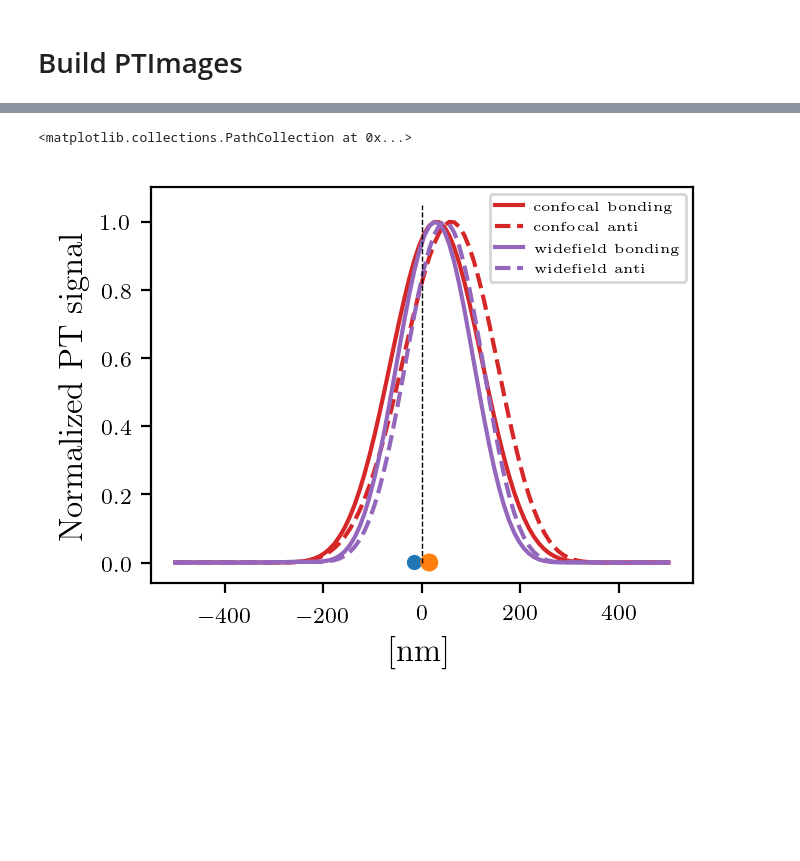
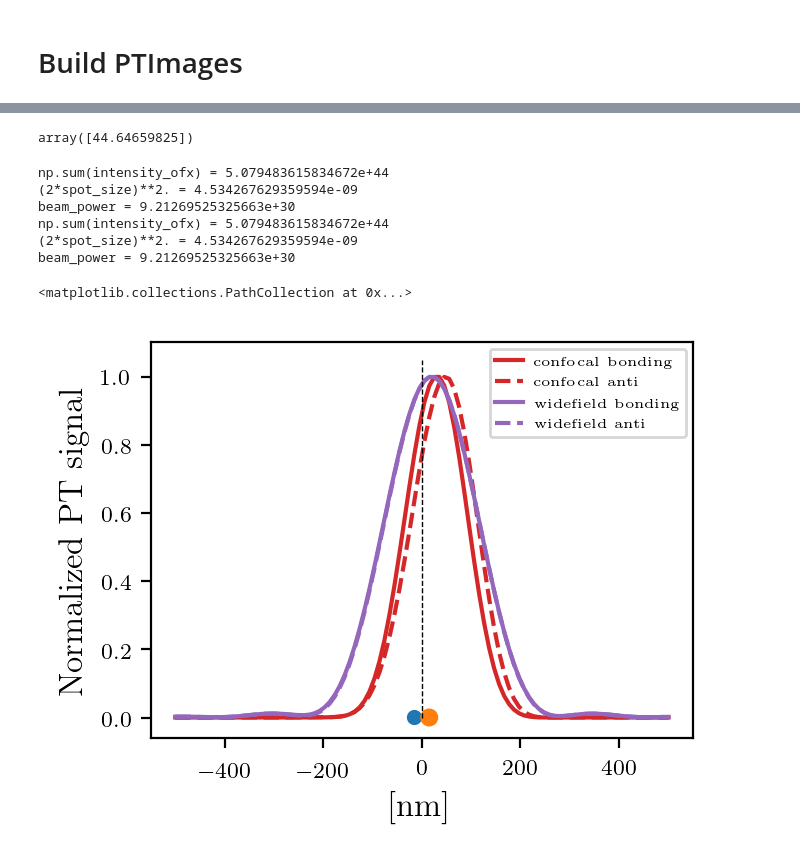
Before and after one commit to HarrisonGoldwyn/photothermal_image_model, a Jupyter notebook: python/hetero_Coupled_scattering.ipynb, the cells around one changed output, grey strips where cells are left out. Cells and saved outputs as stored; diff of their text form; code cells hidden in the pictures; blank space fills up the shorter version.

```diff
--- a/python/hetero_Coupled_scattering.ipynb
+++ b/python/hetero_Coupled_scattering.ipynb
@@ -696,3 +827,7 @@ bond_wifi_image = bond_heated_particles.wfi_pti(
+# %%
+bond_temp_to_kelvin_wf(bond_temps_wf[1])
+# %% [output]
+array([44.64659825])
 # %%
 probe_enei = 2.5
 
@@ -700,7 +835,8 @@ anti_heated_particles = pti.temperature_dependent_particle(
     probe_enei,
     eps_inf=au_eps_inf,
     w_p=au_w_p,
-    gamma=au_gamma)
+    gamma=au_gamma,
+    E_probe=E_probe_mag)
 
 anti_conf_image = anti_heated_particles.conf_PTI(
     obs_points*1e7,
@@ -715,7 +851,7 @@ anti_conf_image = anti_heated_particles.conf_PTI(
 
 
 ### Calculate widefield image
-anti_p1_wf_pumped, anti_p2_wf_pumped = cp.coupled_dip_mags_both_driven(
+anti_p1_wf_pumped_cgs, anti_p2_wf_pumped_cgs = cp.coupled_dip_mags_both_driven(
     mol_angle=0,
     plas_angle=0,
     d_col=-d_col_cm,
@@ -724,25 +860,29 @@ anti_p1_wf_pumped, anti_p2_wf_pumped = cp.coupled_dip_mags_both_driven(
     alpha0_diag=alpha_1_of_hw(anti_enei),
     alpha1_diag=alpha_2_of_hw(anti_enei),
     n_b=eps_back**0.5,
-    drive_amp=Eplane,
+    drive_amp=E_pump_mag,
     return_polarizabilities=False,
     )
 
-anti_p1_wf_pumped_pow = cp.power_absorped(
-    anti_p1_wf_pumped,
+anti_p1_wf_pumped_pow_cgs = cp.power_absorped(
+    anti_p1_wf_pumped_cgs,
     alpha_1_of_hw(anti_enei),
     anti_enei,
     n_b=eps_back**0.5)
 
-anti_p2_wf_pumped_pow = cp.power_absorped(
-    anti_p2_wf_pumped,
+anti_p2_wf_pumped_pow_cgs = cp.power_absorped(
+    anti_p2_wf_pumped_cgs,
     alpha_2_of_hw(anti_enei),
     anti_enei,
     n_b=eps_back**0.5)
 
 
-anti_flux_wf_1 = anti_p1_wf_pumped_pow / sph_1_area
-anti_flux_wf_2 = anti_p2_wf_pumped_pow / sph_2_area
+anti_flux_wf_1 = (
+    (anti_p1_wf_pumped_pow_cgs/ergpers_per_watt) / sph_1_area_si
+    )
+anti_flux_wf_2 = (
+    (anti_p2_wf_pumped_pow_cgs/ergpers_per_watt) / sph_2_area_si
+    )
 q_ratio = (anti_flux_wf_2/anti_flux_wf_1)[0]
 ## Calculate sphere temperatures
 anti_temps_wf = [0, 0]
@@ -762,12 +902,15 @@ anti_temps_wf[1] = tst.hetero_sph_unitless_temp(
     l2_on_l1=l2_on_l1,
     q2_on_q1=q_ratio)
 
+def anti_temp_to_kelvin_wf(theta):
+    return theta*(anti_flux_wf_1*a1*1e-9/kappa_glycerol)
+
 anti_wifi_image = anti_heated_particles.wfi_pti(
     l=obs_points*1e7,
     w=probe_enei/hbar,
-    T1=anti_temp_to_kelvin(anti_temps_wf[0]),
+    T1=anti_temp_to_kelvin_wf(anti_temps_wf[0]),
     b1=a1+5,
-    T2=anti_temp_to_kelvin(anti_temps_wf[1]),
+    T2=anti_temp_to_kelvin_wf(anti_temps_wf[1]),
     b2=a2+5,
     d=d,
     a1=a1,
@@ -797,47 +940,54 @@ anti_wifi_image = anti_heated_particles.wfi_pti(
 # plt.title("Antibonding mode PTImages")
 # plt.xlabel('[nm]')
 # plt.ylabel('PT signal')
+# %% [output]
+np.sum(intensity_ofx) = 5.079483615834672e+44
+(2*spot_size)**2. = 4.534267629359594e-09
+beam_power = 9.21269525325663e+30
+np.sum(intensity_ofx) = 5.079483615834672e+44
+(2*spot_size)**2. = 4.534267629359594e-09
+beam_power = 9.21269525325663e+30
 # %%
 plt.plot(
     obs_points*1e7,
-    np.abs(bond_conf_image)/np.abs(bond_conf_image).max(),
+    (bond_conf_image)/np.abs(bond_conf_image).max(),
     label='confocal bonding',
     c='C3')
 plt.plot(
     obs_points*1e7,
-    np.abs(anti_conf_image)/np.abs(anti_conf_image).max(),
+    (anti_conf_image)/np.abs(anti_conf_image).max(),
     label='confocal anti',
     ls = '--',
     c='C3'
     )
 
 
 plt.plot(
     obs_points*1e7,
-    np.abs(bond_wifi_image)/np.abs(bond_wifi_image).max(),
+    (bond_wifi_image)/np.abs(bond_wifi_image).max(),
     label='widefield bonding',
     c='C4')
 
 
 plt.plot(
     obs_points*1e7,
-    np.abs(anti_wifi_image)/np.abs(anti_wifi_image).max(),
+    (anti_wifi_image)/np.abs(anti_wifi_image).max(),
     label='widefield anti',
     ls = '--',
     c='C4'
     )
 
 
 plt.plot([0,0], [0,plt.gca().get_ylim()[1]], lw=0.5, ls='--', c='black')
 # plt.xlim(-200, 200)
 plt.legend(fontsize=5)
 plt.xlabel('[nm]')
 plt.ylabel('Normalized PT signal')
 plt.scatter(
     np.asarray([-1, 1])*d/2,
     [0,0],
     c=['C0','C1'],
     s=[a1*2,a2*2])
 # %% [output]
 <matplotlib.collections.PathCollection at 0x...>
-[figure, old version]
+[figure, new version]
```
Also changed, not shown: parts of 58 cells of this notebook.
